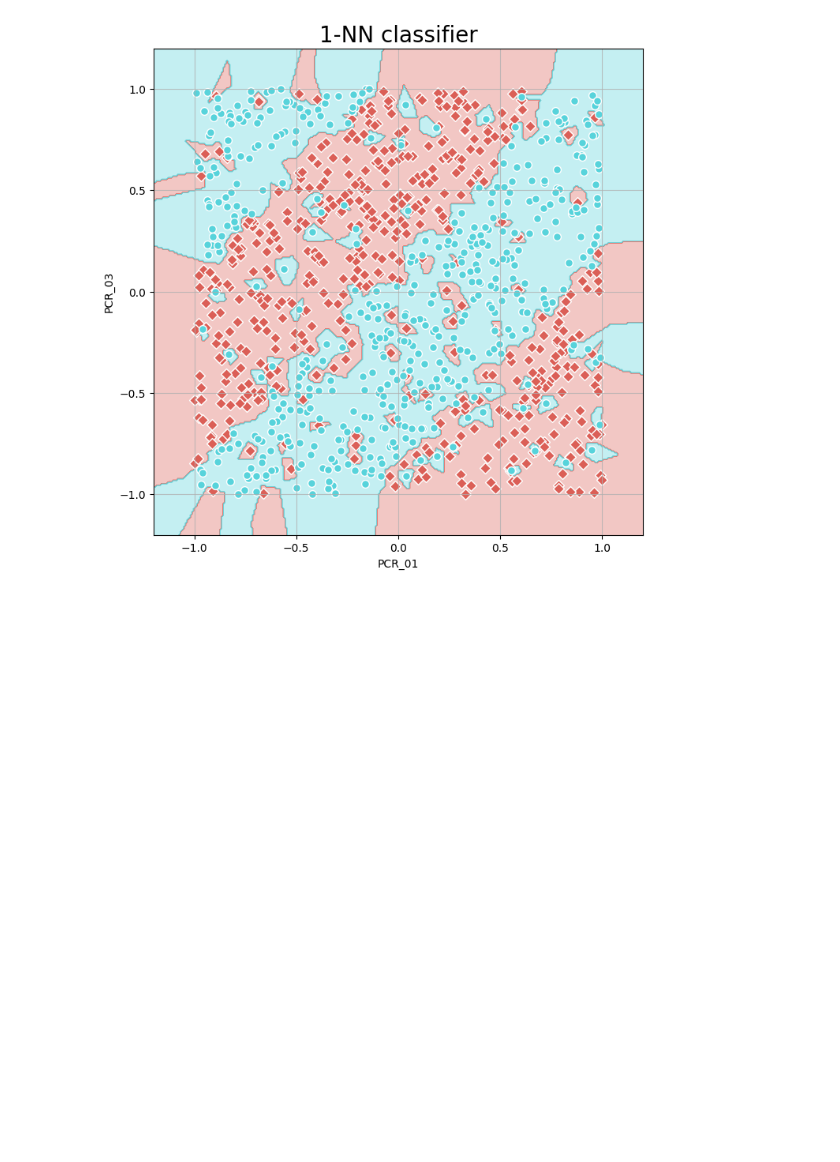
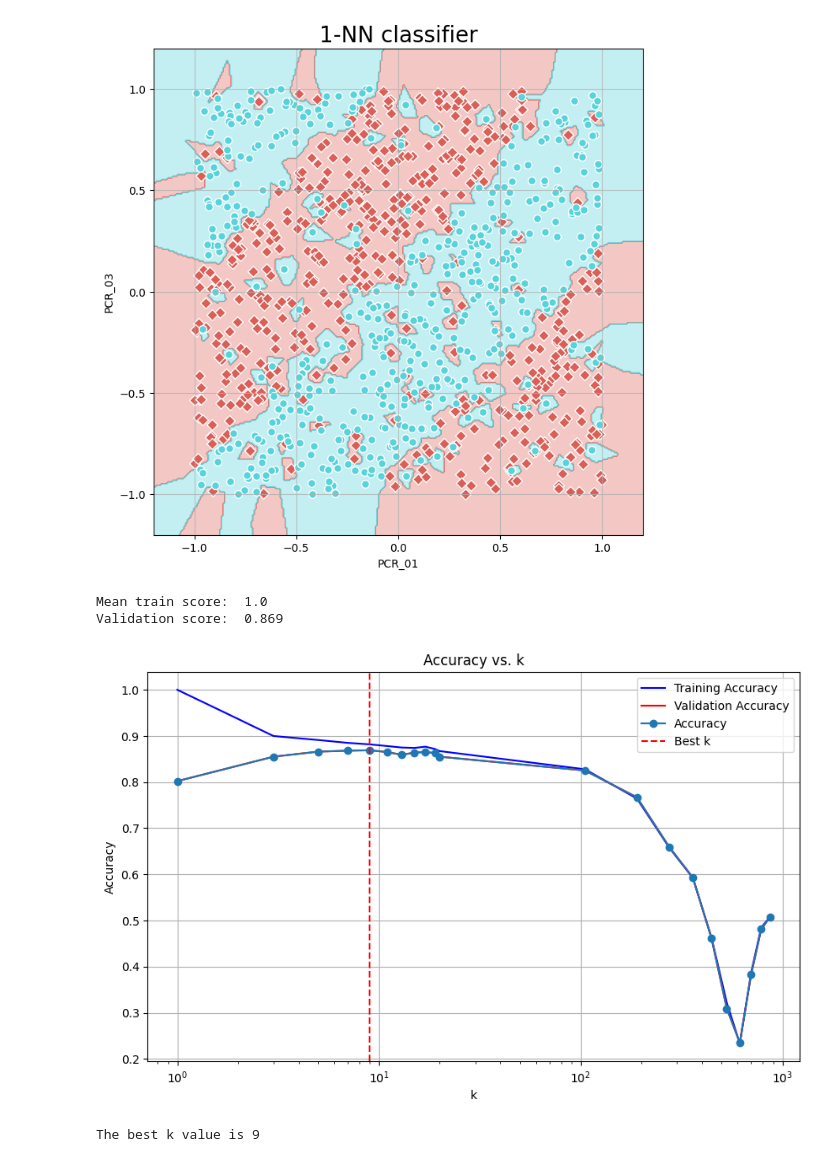
Before and after one commit to mayagel/mlhw2wet, a Jupyter notebook: Copy_of_Untitled1.ipynb, the cells around one changed output. Cells and saved outputs as stored; diff of their text form; code cells hidden in the pictures; blank space fills up the shorter version.

```diff
--- a/Copy_of_Untitled1.ipynb
+++ b/Copy_of_Untitled1.ipynb
@@ -227,3 +220,55 @@ def visualize_clf(clf, X, Y, title,
 visualize_clf(knn_model,temporary_X_train,temporary_y_train,"1-NN classifier","PCR_01","PCR_03")
 # %% [output]
 [figure]
+# %%
+from sklearn.model_selection import cross_validate
+
+# Define the range of k values
+k_values = list(range(1, 20, 2)) + list(range(20, 871, 85))
+
+# Create an empty dictionary to store the results
+results = {}
+train_scores = []
+validation_scores = []
+# Iterate over each k value
+for k in k_values:
+    # Create a KNeighborsClassifier with the current k value
+    knn = KNeighborsClassifier(n_neighbors=k)
+
+    # Perform cross-validation and get the accuracy scores
+    scores = cross_validate(knn, X_train[['PCR_01', 'PCR_03']], y_train['spread'], cv=8, scoring='accuracy', return_train_score=True)
+    train_scores.append(scores['train_score'].mean())
+    validation_scores.append(scores['test_score'].mean())
+    # Store the average accuracy score in the results dictionary
+    results[k] = scores['test_score'].mean()
+
+# Find the best k value with the highest accuracy score
+best_k = max(results, key=results.get)
+
+#  Make the x-axis
+#logarithmic (using plt.semilogx) and attach the plot (with the 2 curves) to your report.
+plt.figure(figsize=(10, 6))
+plt.semilogx(k_values, train_scores, label='Training Accuracy', color= custom_colors[0])
+plt.semilogx(k_values, validation_scores, label='Validation Accuracy', color= custom_colors[1])
+plt.plot(k_values, list(results.values()), label='Accuracy', marker='o')
+plt.axvline(best_k, color='r', linestyle='--', label='Best k')
+plt.title('Accuracy vs. k')
+plt.xlabel('k')
+plt.ylabel('Accuracy')
+plt.legend()
+plt.grid(True)
+plt.show()
+
+# print Which 𝑘 is the best?
+print(f"The best k value is {best_k}")
+# print What are its average training and validation accuracies (estimated by cross-val.)?
+print('Mean train score: ', train_scores[np.argmax(train_scores)])
+print('mean Validation score: ', validation_scores[np.argmax(validation_scores)])
+
+# print Which 𝑘 values cause overfitting and underfitting and why?
+print('The k values that cause overfitting are the ones that are too low, because they are too sensitive to noise and outliers. The k values that cause underfitting are the ones that are too high, because they are too general and do not capture the complexity of the data.')
+# %% [output]
+Mean train score:  1.0
+Validation score:  0.869
+[figure, added]
+The best k value is 9
```
Also changed, not shown: parts of 3 cells of this notebook, 4 other files.
